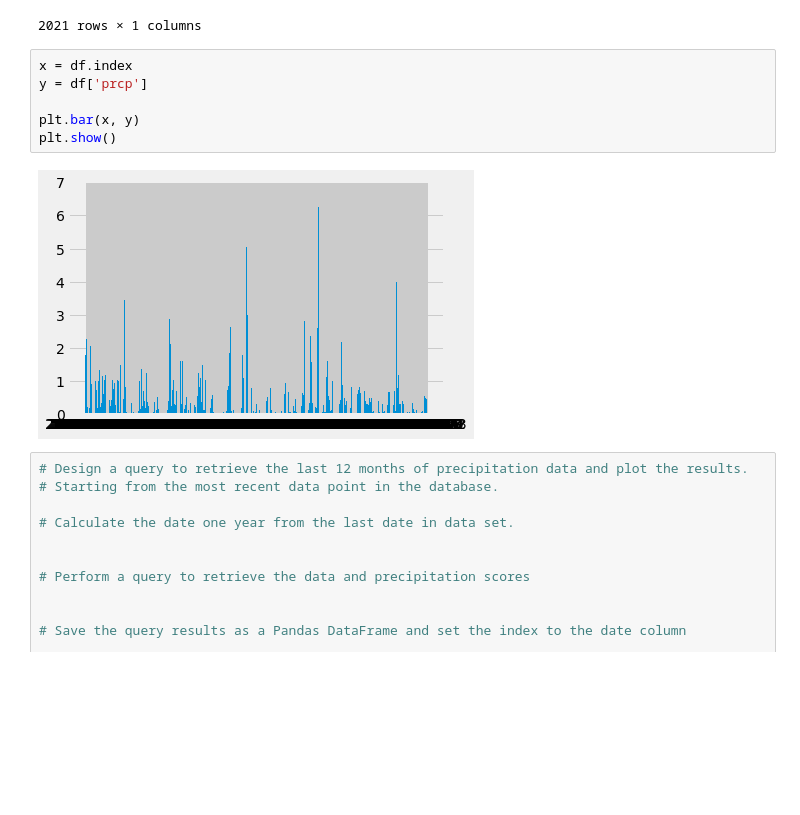
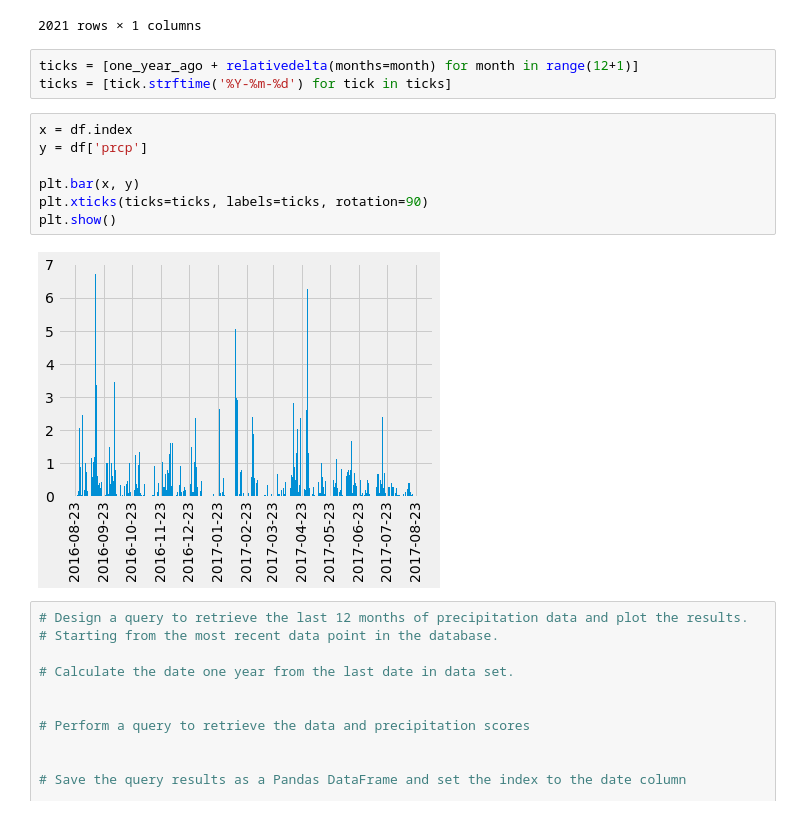
Before and after one commit to rperezme-data/DAB_H10_SQLAlchemy-challenge, a Jupyter notebook: ClimateSQLAlchemy/1_Climate_Analysis.ipynb, the cells around one changed output. Cells and saved outputs as stored; diff of their text form; blank space fills up the shorter version.

Commit message:
Format Precipitation Plot

```diff
--- a/ClimateSQLAlchemy/1_Climate_Analysis.ipynb
+++ b/ClimateSQLAlchemy/1_Climate_Analysis.ipynb
@@ -121,14 +121,18 @@ df
 | 2017-08-23 | 0.08 |
 | 2017-08-23 | 0.45 |
 2021 rows × 1 columns
+# %%
+ticks = [one_year_ago + relativedelta(months=month) for month in range(12+1)]
+ticks = [tick.strftime('%Y-%m-%d') for tick in ticks]
 # %%
 x = df.index
 y = df['prcp']
 
 plt.bar(x, y)
+plt.xticks(ticks=ticks, labels=ticks, rotation=90)
 plt.show()
 # %% [output]
-[figure, old version]
+[figure, new version]
 # %%
 # Design a query to retrieve the last 12 months of precipitation data and plot the results.
 # Starting from the most recent data point in the database.
```
